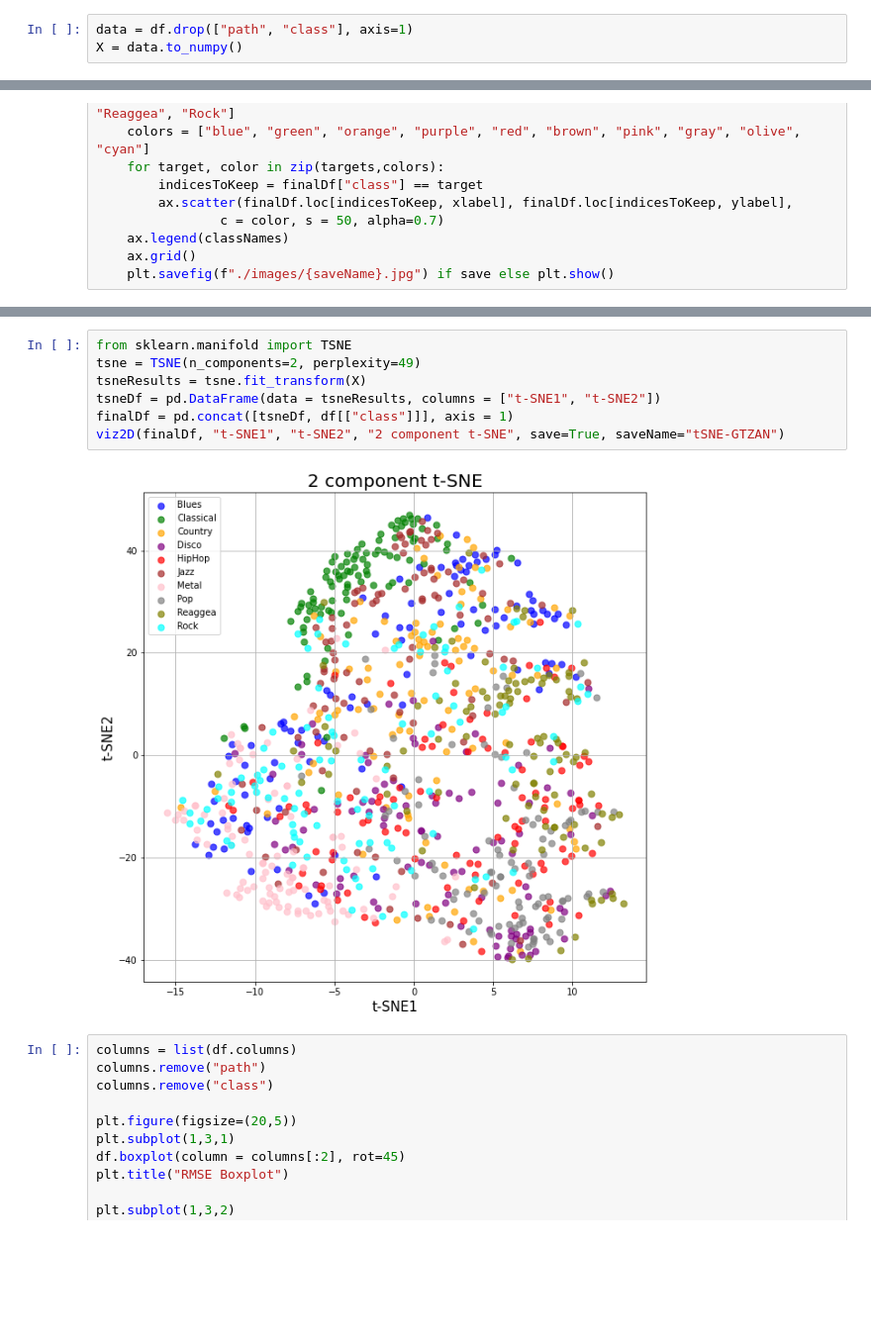
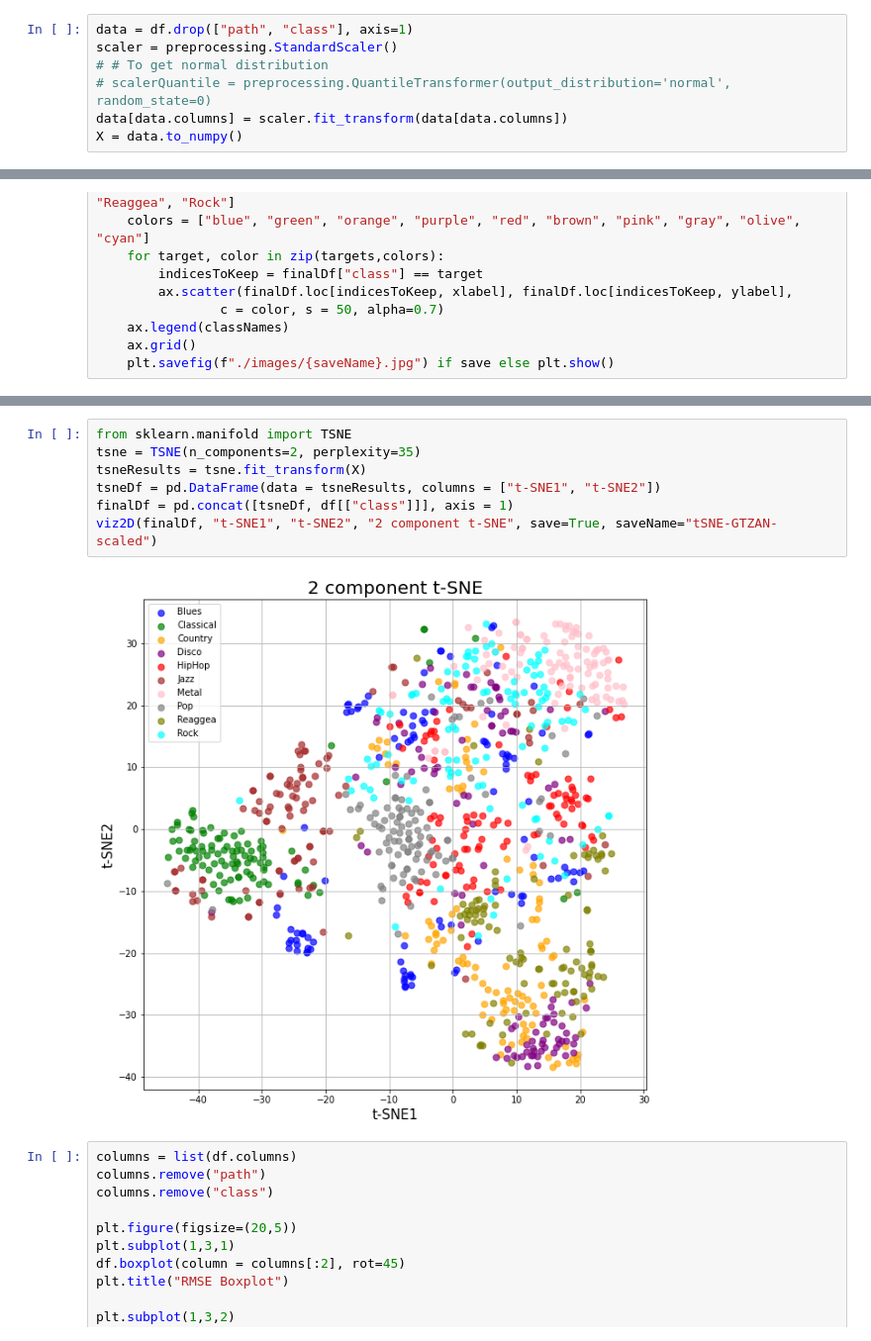
Before and after one commit to klemen1999/MusicGenreClassification, a Jupyter notebook: dataVizualization.ipynb, the cells around one changed output, grey strips where cells are left out. Shown: that part at 99% size. Cells and saved outputs as stored; diff of their text form; blank space fills up the shorter version.

```diff
--- a/dataVizualization.ipynb
+++ b/dataVizualization.ipynb
@@ -16,6 +17,10 @@ df.head()
 5 rows × 91 columns
 # %%
 data = df.drop(["path", "class"], axis=1)
+scaler = preprocessing.StandardScaler()
+# # To get normal distribution
+# scalerQuantile = preprocessing.QuantileTransformer(output_distribution='normal', random_state=0)
+data[data.columns] = scaler.fit_transform(data[data.columns])
 X = data.to_numpy()
 # %%
 def viz2D(finalDf, xlabel, ylabel, title, save=False, saveName=None):
@@ -47,12 +52,12 @@ viz2D(finalDf, "PCA1", "PCA2", "2 component PCA", save=True, saveName="PCA-GTZAN
 # %%
 from sklearn.manifold import TSNE
-tsne = TSNE(n_components=2, perplexity=49)
+tsne = TSNE(n_components=2, perplexity=35)
 tsneResults = tsne.fit_transform(X)
 tsneDf = pd.DataFrame(data = tsneResults, columns = ["t-SNE1", "t-SNE2"])
 finalDf = pd.concat([tsneDf, df[["class"]]], axis = 1)
-viz2D(finalDf, "t-SNE1", "t-SNE2", "2 component t-SNE", save=True, saveName="tSNE-GTZAN")
+viz2D(finalDf, "t-SNE1", "t-SNE2", "2 component t-SNE", save=True, saveName="tSNE-GTZAN-scaled")
 # %% [output]
-[figure, old version]
+[figure, new version]
 # %%
 columns = list(df.columns)
 columns.remove("path")
```
Also changed, not shown: parts of 2 cells of this notebook, 5 other files.
